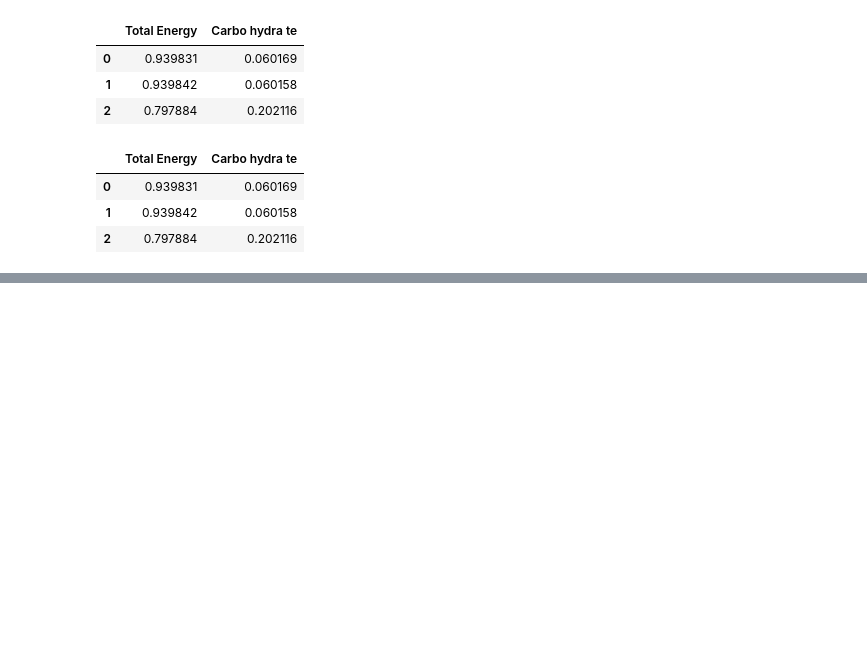
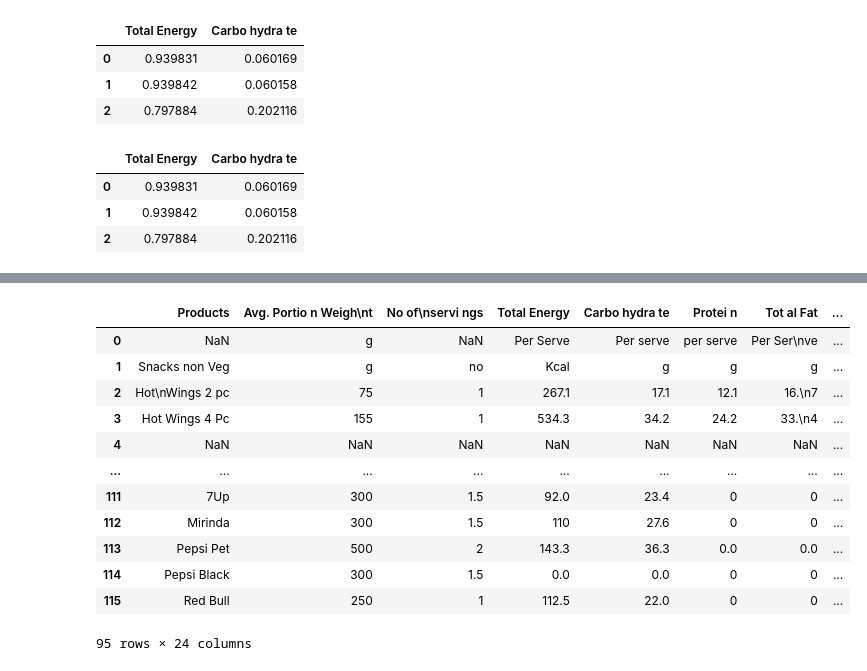
Before and after one commit to MariyaYu/Lesson_1, a Jupyter notebook: Untitled10.ipynb, the cells around one changed output, grey strips where cells are left out. Cells and saved outputs as stored; diff of their text form; code cells hidden in the pictures; blank space fills up the shorter version.

```diff
--- a/Untitled10.ipynb
+++ b/Untitled10.ipynb
@@ -184,0 +208,17 @@ normalized_df
+# %%
+data.dropna(thresh=2)
+# Удаление строк, в которых менее 2 непропущенных значений
+# %% [output]
+|  | Products | Avg. Portio n Weigh\nt | No of\nservi ngs | Total Energy | Carbo hydra te | Protei n | Tot al Fat | ... |
+| 0 | NaN | g | NaN | Per Serve | Per serve | per serve | Per Ser\nve | ... |
+| 1 | Snacks non Veg | g | no | Kcal | g | g | g | ... |
+| 2 | Hot\nWings 2 pc | 75 | 1 | 267.1 | 17.1 | 12.1 | 16.\n7 | ... |
+| 3 | Hot Wings 4 Pc | 155 | 1 | 534.3 | 34.2 | 24.2 | 33.\n4 | ... |
+| 4 | NaN | NaN | NaN | NaN | NaN | NaN | NaN | ... |
+| ... | ... | ... | ... | ... | ... | ... | ... | ... |
+| 111 | 7Up | 300 | 1.5 | 92.0 | 23.4 | 0 | 0 | ... |
+| 112 | Mirinda | 300 | 1.5 | 110 | 27.6 | 0 | 0 | ... |
+| 113 | Pepsi Pet | 500 | 2 | 143.3 | 36.3 | 0.0 | 0.0 | ... |
+| 114 | Pepsi Black | 300 | 1.5 | 0.0 | 0.0 | 0 | 0 | ... |
+| 115 | Red Bull | 250 | 1 | 112.5 | 22.0 | 0 | 0 | ... |
+95 rows × 24 columns
```
Also changed, not shown: parts of 3 cells of this notebook.
